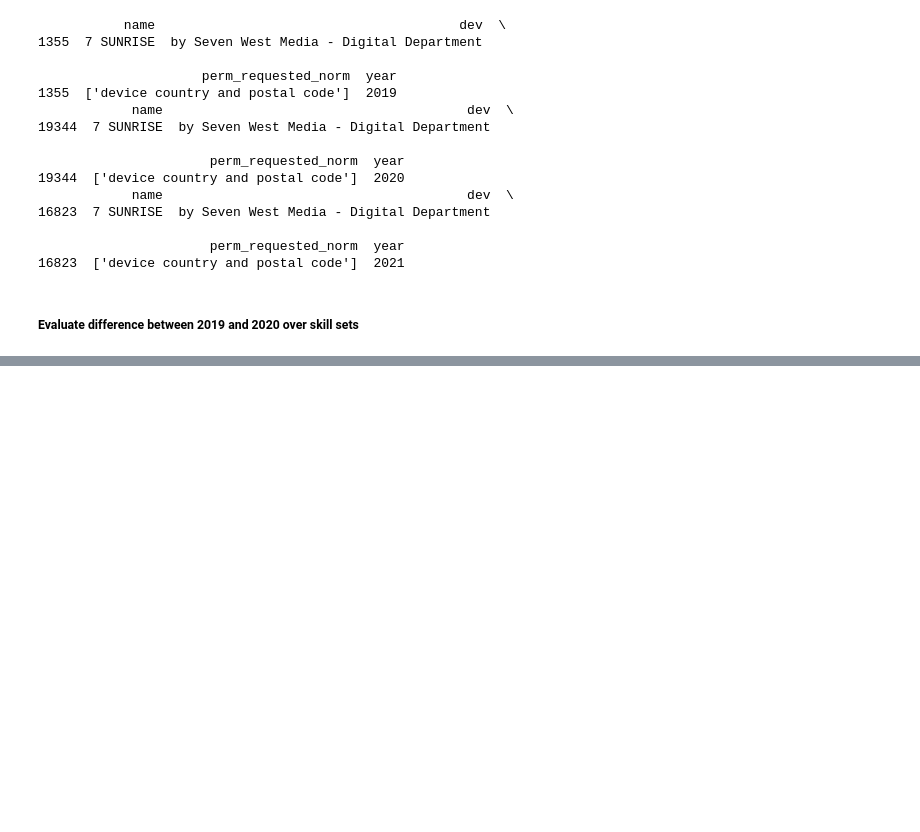
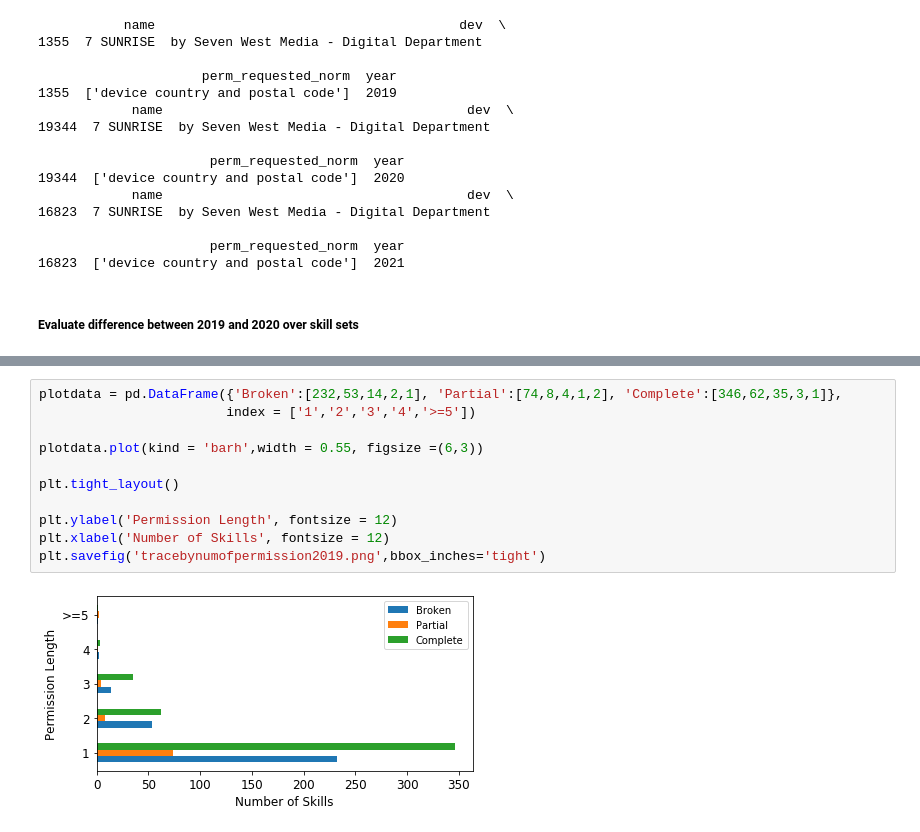
Before and after one commit to xfold/Are-We-There-Yet-Alexa-Market-Comparison, a Jupyter notebook: LoadDatasets.ipynb, the cells around one changed output, grey strips where cells are left out. Drawn from its saved outputs; the diff is of its cells as text; blank space fills up the shorter version.

```diff
--- a/LoadDatasets.ipynb
+++ b/LoadDatasets.ipynb
@@ -343,0 +771,13 @@ ret = evaluatediffbetweenyears(df2020_selected, df2021_selected)
+# %%
+plotdata = pd.DataFrame({'Broken':[232,53,14,2,1], 'Partial':[74,8,4,1,2], 'Complete':[346,62,35,3,1]},
+                        index = ['1','2','3','4','>=5'])
+
+plotdata.plot(kind = 'barh',width = 0.55, figsize =(6,3))
+
+plt.tight_layout()
+
+plt.ylabel('Permission Length', fontsize = 12)
+plt.xlabel('Number of Skills', fontsize = 12)
+plt.savefig('tracebynumofpermission2019.png',bbox_inches='tight')
+# %% [output]
+[figure, added]
```
Also changed, not shown: parts of 53 cells of this notebook, 1 other file.
